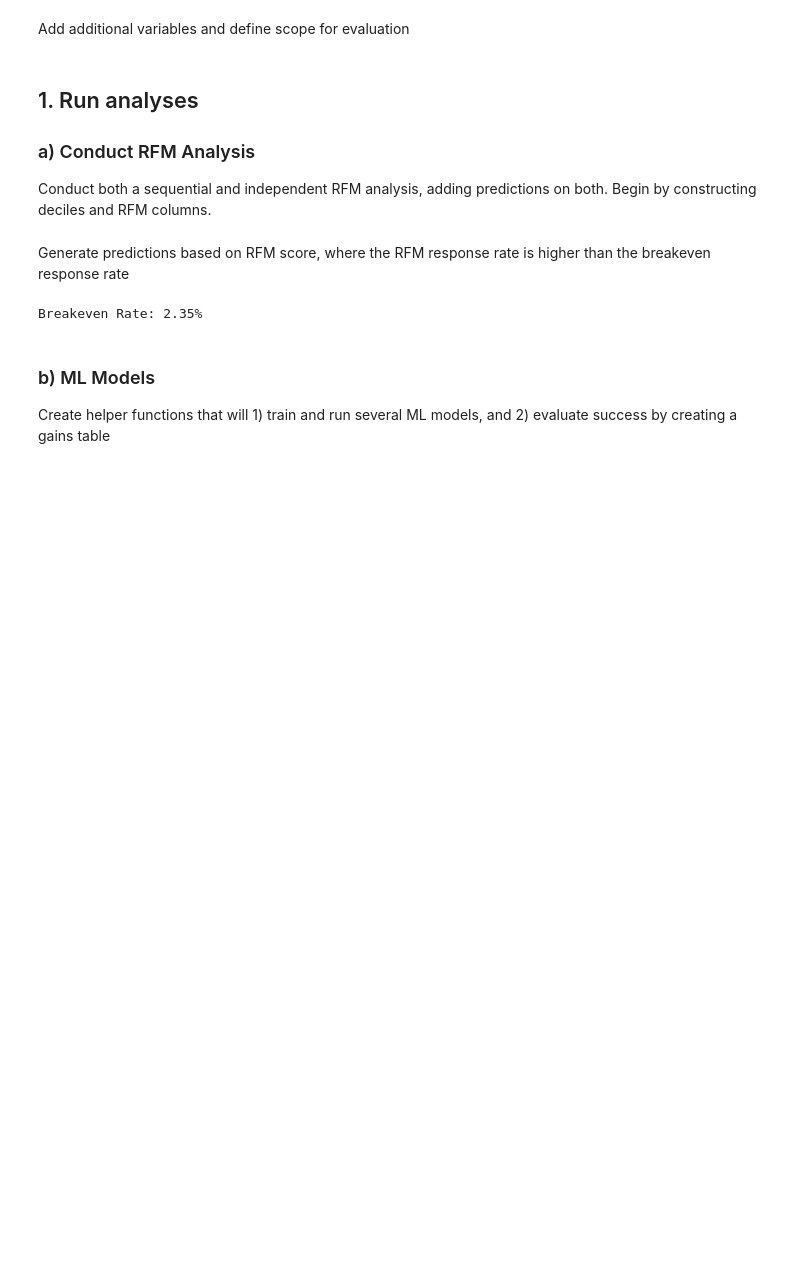
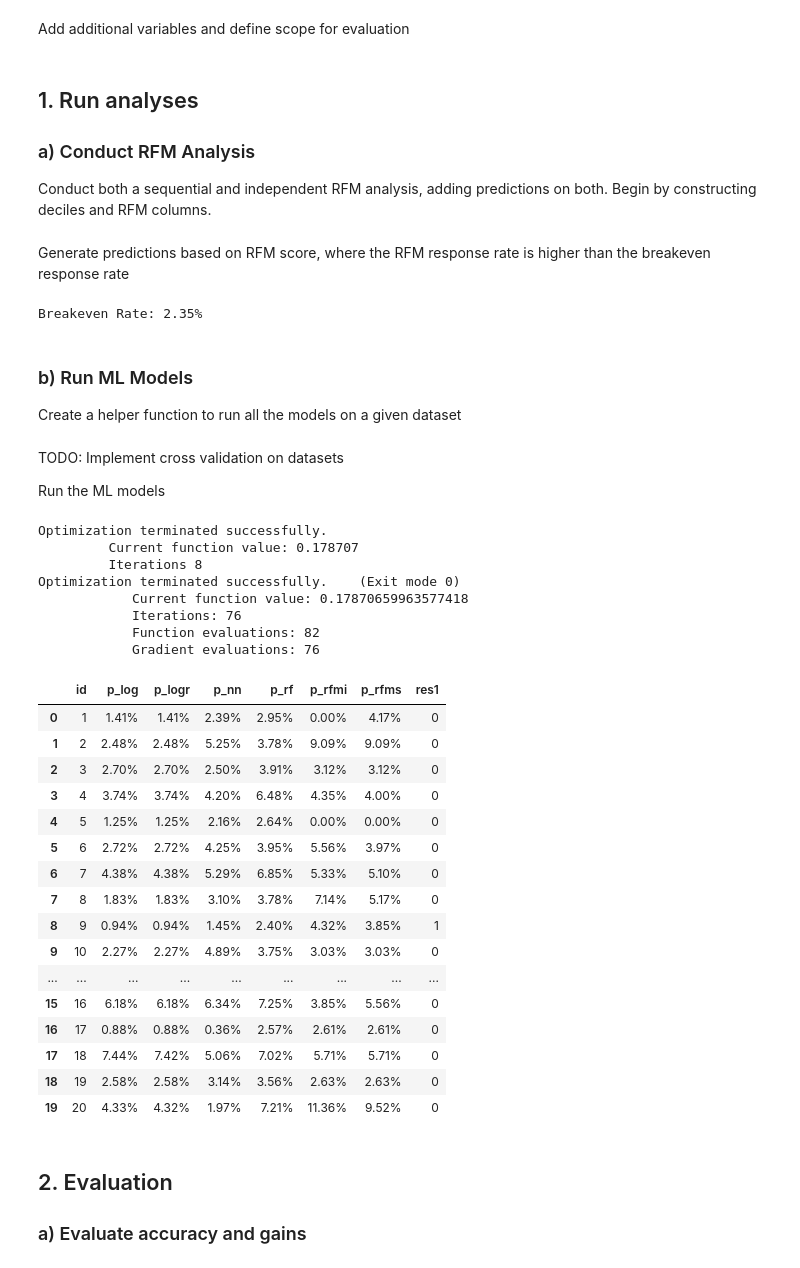
Before and after one commit to adeng/mba263-projects, a Jupyter notebook: Intuit Group Assignment.ipynb, the cells around one changed output. Drawn from its saved outputs; the diff is of its cells as text; code cells hidden in the pictures; blank space fills up the shorter version.

```diff
--- a/Intuit Group Assignment.ipynb
+++ b/Intuit Group Assignment.ipynb
@@ -98,8 +93,76 @@ for i in range(1000):
 # %% [output]
 Breakeven Rate: 2.35%
 # %% [markdown]
-### b) ML Models
-Create helper functions that will 1) train and run several ML models, and 2) evaluate success by creating a gains table
+### b) Run ML Models
+Create a helper function to run all the models on a given dataset
+# %%
+### A function to run a logistic regression, a logistic regression w/ regularization,
+### a neural network, and a random forest
+def run_ml_models(dataset, predict, variables):
+    df = dataset.copy()
+
+    # Use a simple logistic regression
+    result_logit = mba263.logit(df[predict], df[variables])
+    df['p_log']=result_logit.predict()
+
+    # Use a logistic regression with regularization
+    result_logit_reg = mba263.logit_reg(df[predict], df[variables])
+    df['p_logr'] = result_logit_reg.predict()
+
+    # Use a neural network
+    result_nn = mba263.neural_network(df[predict],df[variables])
+    df['p_nn'] = result_nn.predict(df[variables])
+
+    # Use a random forest
+    result_rf = mba263.random_forest(df[predict],df[variables])
+    df['p_rf'] = result_rf.predict(df[variables])
+
+    return df[['id', 'p_log','p_logr','p_nn','p_rf', 'p_rfmi', 'p_rfms','res1']]
+# %% [markdown]
+TODO: Implement cross validation on datasets
+
+Run the ML models
+# %%
+# Create predictions
+predictions = run_ml_models(data, "res1", variables)
+styled_predictions = predictions.head(20).style.format({
+    'p_log': '{:.2%}',
+    'p_logr': '{:.2%}',
+    'p_nn': '{:.2%}',
+    'p_rf': '{:.2%}',
+    'p_rfmi': '{:.2%}',
+    'p_rfms': '{:.2%}',
+})
+styled_predictions
+# %% [output]
+Optimization terminated successfully.
+         Current function value: 0.178707
+         Iterations 8
+Optimization terminated successfully.    (Exit mode 0)
+            Current function value: 0.17870659963577418
+            Iterations: 76
+            Function evaluations: 82
+            Gradient evaluations: 76
+|  | id | p_log | p_logr | p_nn | p_rf | p_rfmi | p_rfms | res1 |
+| 0 | 1 | 1.41% | 1.41% | 2.39% | 2.95% | 0.00% | 4.17% | 0 |
+| 1 | 2 | 2.48% | 2.48% | 5.25% | 3.78% | 9.09% | 9.09% | 0 |
+| 2 | 3 | 2.70% | 2.70% | 2.50% | 3.91% | 3.12% | 3.12% | 0 |
+| 3 | 4 | 3.74% | 3.74% | 4.20% | 6.48% | 4.35% | 4.00% | 0 |
+| 4 | 5 | 1.25% | 1.25% | 2.16% | 2.64% | 0.00% | 0.00% | 0 |
+| 5 | 6 | 2.72% | 2.72% | 4.25% | 3.95% | 5.56% | 3.97% | 0 |
+| 6 | 7 | 4.38% | 4.38% | 5.29% | 6.85% | 5.33% | 5.10% | 0 |
+| 7 | 8 | 1.83% | 1.83% | 3.10% | 3.78% | 7.14% | 5.17% | 0 |
+| 8 | 9 | 0.94% | 0.94% | 1.45% | 2.40% | 4.32% | 3.85% | 1 |
+| 9 | 10 | 2.27% | 2.27% | 4.89% | 3.75% | 3.03% | 3.03% | 0 |
+| ... | ... | ... | ... | ... | ... | ... | ... | ... |
+| 15 | 16 | 6.18% | 6.18% | 6.34% | 7.25% | 3.85% | 5.56% | 0 |
+| 16 | 17 | 0.88% | 0.88% | 0.36% | 2.57% | 2.61% | 2.61% | 0 |
+| 17 | 18 | 7.44% | 7.42% | 5.06% | 7.02% | 5.71% | 5.71% | 0 |
+| 18 | 19 | 2.58% | 2.58% | 3.14% | 3.56% | 2.63% | 2.63% | 0 |
+| 19 | 20 | 4.33% | 4.32% | 1.97% | 7.21% | 11.36% | 9.52% | 0 |
+# %% [markdown]
+## 2. Evaluation
+### a) Evaluate accuracy and gains
 # %%
 from sklearn.metrics import roc_auc_score
 
```
Also changed, not shown: parts of 17 cells of this notebook.
